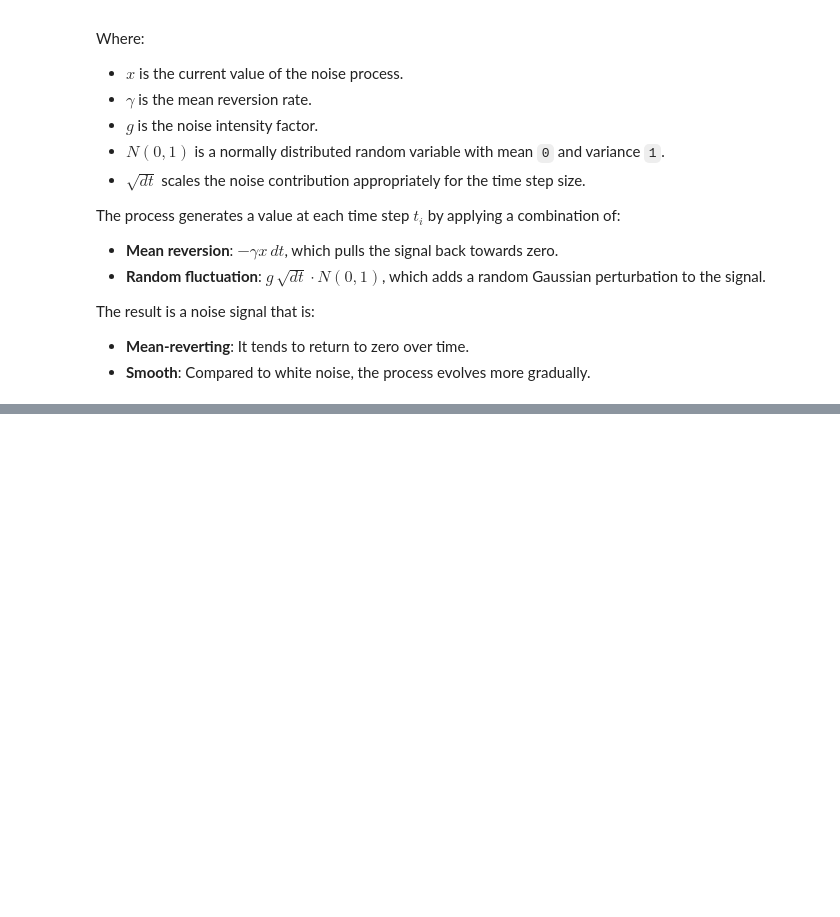
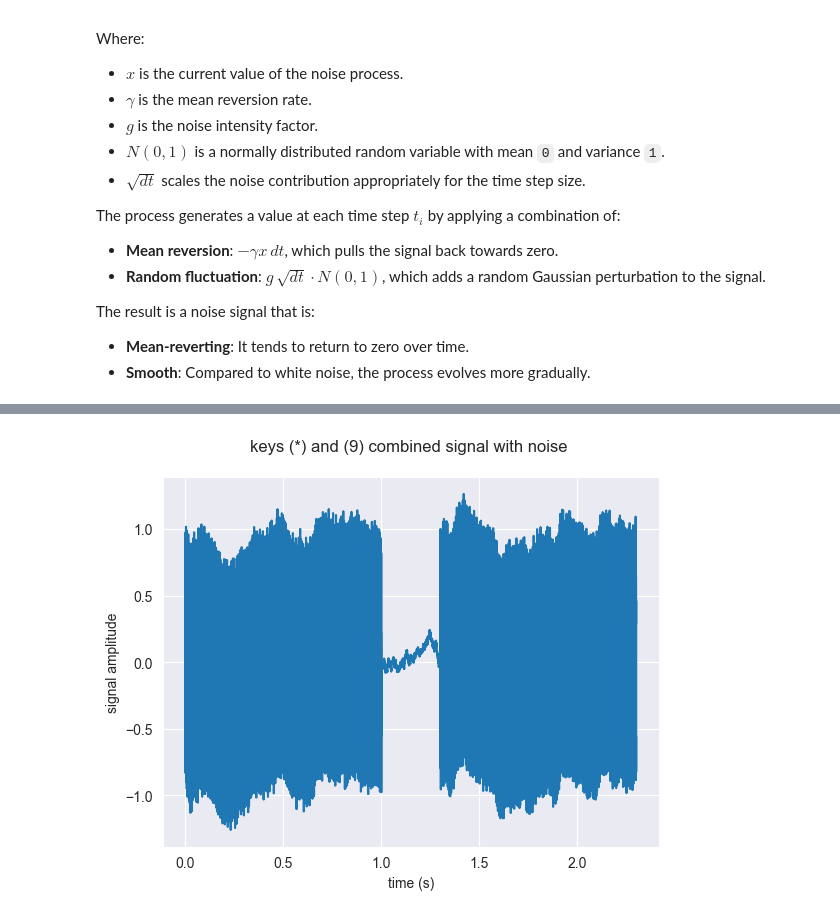
Before and after one commit to MahkameSalimi/Data-Analysis-2024, a Jupyter notebook: Assignments/4/code_1_assignment_4.ipynb, the cells around one changed output, grey strips where cells are left out. Cells and saved outputs as stored; diff of their text form; code cells hidden in the pictures; blank space fills up the shorter version.

```diff
--- a/Assignments/4/code_1_assignment_4.ipynb
+++ b/Assignments/4/code_1_assignment_4.ipynb
@@ -384,0 +385,29 @@ plt.show()
+# %%
+# Select the keys
+key1 = '*'
+key2 = '9'
+
+delay = 0.3
+
+# creating signals seperately
+t1, signal1 = gentone(key=key1, T= T, dt=dt)
+t2, signal2 = gentone(key=key2, T= T, dt=dt)
+
+# combining signals
+combined_signal = np.concatenate((signal1, np.zeros(int(delay/dt)), signal2))
+t = np.arange(len(combined_signal))*dt
+
+# generating noise and adding to the combined signal
+noise = OU_noise(dt = dt, T= len(t)*dt)
+combined_signal = combined_signal + noise
+
+
+# plotting the result
+plt.close()
+plt.title('keys (' + key1 + ') and (' + key2 + ') combined signal with noise \n')
+plt.xlabel('time (s)')
+plt.ylabel('signal amplitude')
+plt.plot(t, combined_signal)
+plt.show()
+# %% [output]
+[figure, added]
```
Also changed, not shown: parts of 16 cells of this notebook, 1 other file.
